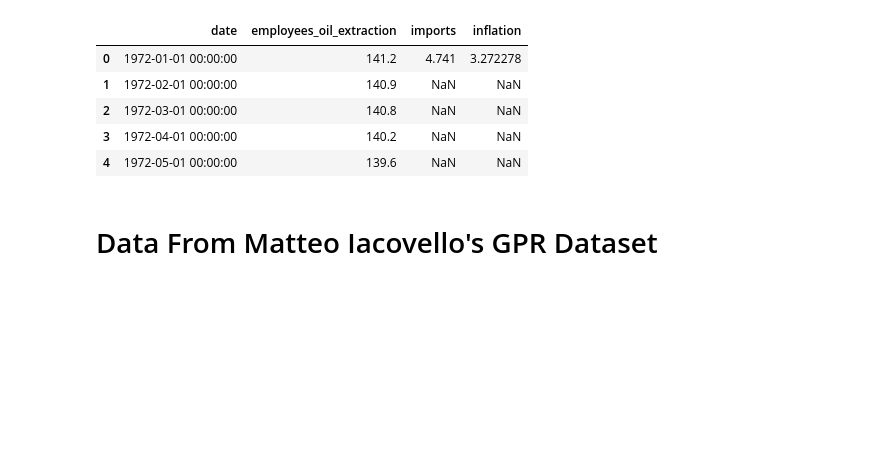
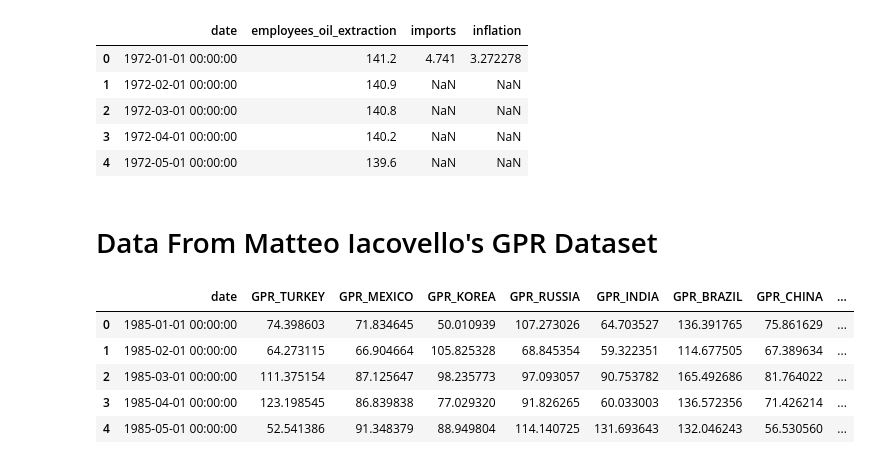
Before and after one commit to zachagreenberg/GasPrices, a Jupyter notebook: Data/SQL_Data_Collection.ipynb, the cells around one changed output. Drawn from its saved outputs; the diff is of its cells as text; code cells hidden in the pictures; blank space fills up the shorter version.

```diff
--- a/Data/SQL_Data_Collection.ipynb
+++ b/Data/SQL_Data_Collection.ipynb
@@ -244,0 +239,9 @@ gas_data = pd.merge(gas, gpr, how = 'left')
+# %%
+gpr.head()
+# %% [output]
+|  | date | GPR_TURKEY | GPR_MEXICO | GPR_KOREA | GPR_RUSSIA | GPR_INDIA | GPR_BRAZIL | GPR_CHINA | ... |
+| 0 | 1985-01-01 00:00:00 | 74.398603 | 71.834645 | 50.010939 | 107.273026 | 64.703527 | 136.391765 | 75.861629 | ... |
+| 1 | 1985-02-01 00:00:00 | 64.273115 | 66.904664 | 105.825328 | 68.845354 | 59.322351 | 114.677505 | 67.389634 | ... |
+| 2 | 1985-03-01 00:00:00 | 111.375154 | 87.125647 | 98.235773 | 97.093057 | 90.753782 | 165.492686 | 81.764022 | ... |
+| 3 | 1985-04-01 00:00:00 | 123.198545 | 86.839838 | 77.029320 | 91.826265 | 60.033003 | 136.572356 | 71.426214 | ... |
+| 4 | 1985-05-01 00:00:00 | 52.541386 | 91.348379 | 88.949804 | 114.140725 | 131.693643 | 132.046243 | 56.530560 | ... |
```
Also changed, not shown: parts of 5 cells of this notebook, 1 other file.
